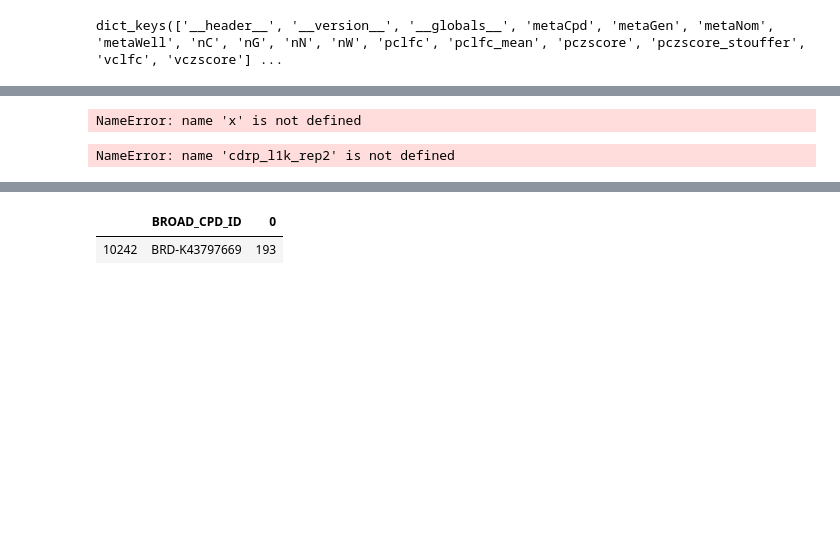
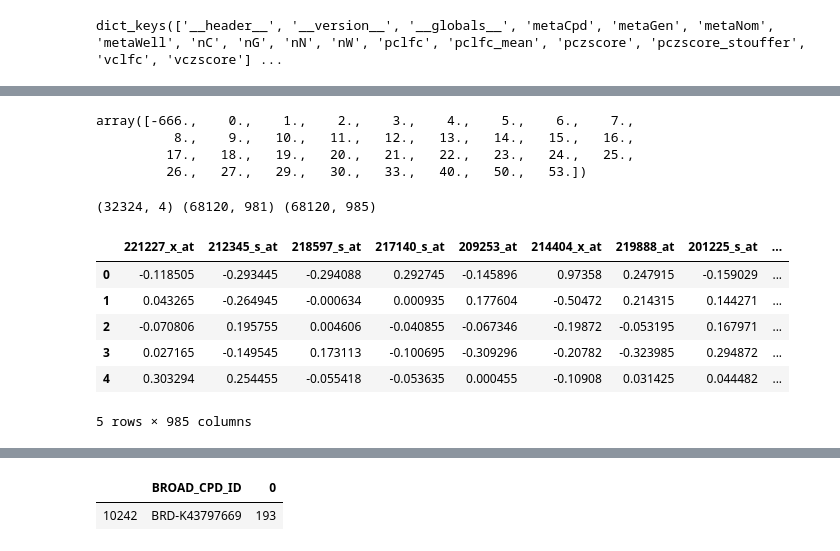
Before and after one commit to broadinstitute/2018_04_20_Rosetta, a Jupyter notebook: 0-preprocess_datasets.ipynb, the cells around one changed output, grey strips where cells are left out. Drawn from its saved outputs; the diff is of its cells as text; code cells hidden in the pictures; blank space fills up the shorter version.

```diff
--- a/0-preprocess_datasets.ipynb
+++ b/0-preprocess_datasets.ipynb
@@ -294,0 +402,7 @@ dict_keys(['__header__', '__version__', '__globals__', 'metaCpd', 'metaGen', 'me
+# %%
+np.sort(cdrp_l1k_rep2.pert_dose.round(0).unique())
+# %% [output]
+array([-666.,    0.,    1.,    2.,    3.,    4.,    5.,    6.,    7.,
+          8.,    9.,   10.,   11.,   12.,   13.,   14.,   15.,   16.,
+         17.,   18.,   19.,   20.,   21.,   22.,   23.,   24.,   25.,
+         26.,   27.,   29.,   30.,   33.,   40.,   50.,   53.])
@@ -295,33 +411,48 @@ dict_keys(['__header__', '__version__', '__globals__', 'metaCpd', 'metaGen', 'me
 # %%
 k1=x['metaWell']['pert_id'][0][0]
 k2=x['metaGen']['AFFX_PROBE_ID'][0][0]
 k3=x['metaWell']['pert_dose'][0][0]
+k4=x['metaWell']['det_plate'][0][0]
 # pert_dose
 # x['metaWell']['pert_id'][0][0][0][0][0]
 pertID = []
 probID=[]
 for r in range(len(k1)):
     v = k1[r][0][0]
     pertID.append(v)
 #     probID.append(k2[r][0][0])
 
 for r in range(len(k2)):
     probID.append(k2[r][0][0])
 
+pert_dose=[]
+det_plate=[]
+for r in range(len(k3)):
+    pert_dose.append(k3[r][0])
+    det_plate.append(k4[r][0][0])
+
 dataArray=x['pclfc'];
 cdrp_l1k_rep = pd.DataFrame(data=dataArray,columns=probID)
 cdrp_l1k_rep['pert_id']=pertID
-cdrp_l1k_rep['pert_dose']=k3
+cdrp_l1k_rep['pert_dose']=pert_dose
+cdrp_l1k_rep['det_plate']=det_plate
 cdrp_l1k_rep['BROAD_CPD_ID']=cdrp_l1k_rep['pert_id'].str[:13]
 cdrp_l1k_rep2=pd.merge(cdrp_l1k_rep, cpd_info, how='left',on=['BROAD_CPD_ID'])
 l1k_features_cdrp=cdrp_l1k_rep2.columns[cdrp_l1k_rep2.columns.str.contains("_at")]
+cdrp_l1k_rep2['pert_id_dose']=cdrp_l1k_rep2['BROAD_CPD_ID']+'_'+cdrp_l1k_rep2['pert_dose'].round(0).astype(int).astype(str)
+
 # cdrp_l1k_df.head()
 print(cpd_info.shape,cdrp_l1k_rep.shape,cdrp_l1k_rep2.shape)
-cdrp_l1k_rep2.to_csv('~/workspace_rosetta/workspace/preprocessed_data/CDRPBIO-BBBC036-Bray/L1000/replicate_level_l1k.csv.gz',index=False,compression='gzip')
+
+cdrp_l1k_rep2['pert_id_dose']=cdrp_l1k_rep2['pert_id_dose'].replace('DMSO_-666', 'DMSO')
+cdrp_l1k_rep2.to_csv(procProf_dir+'preprocessed_data/CDRPBIO-BBBC036-Bray/L1000/replicate_level_l1k.csv.gz',index=False,compression='gzip')
 cdrp_l1k_rep2.head()
 # %% [output]
-NameError: name 'x' is not defined
+(32324, 4) (68120, 981) (68120, 985)
+|  | 221227_x_at | 212345_s_at | 218597_s_at | 217140_s_at | 209253_at | 214404_x_at | 219888_at | 201225_s_at | ... |
+| 0 | -0.118505 | -0.293445 | -0.294088 | 0.292745 | -0.145896 | 0.97358 | 0.247915 | -0.159029 | ... |
+| 1 | 0.043265 | -0.264945 | -0.000634 | 0.000935 | 0.177604 | -0.50472 | 0.214315 | 0.144271 | ... |
+| 2 | -0.070806 | 0.195755 | 0.004606 | -0.040855 | -0.067346 | -0.19872 | -0.053195 | 0.167971 | ... |
+| 3 | 0.027165 | -0.149545 | 0.173113 | -0.100695 | -0.309296 | -0.20782 | -0.323985 | 0.294872 | ... |
+| 4 | 0.303294 | 0.254455 | -0.055418 | -0.053635 | 0.000455 | -0.10908 | 0.031425 | 0.044482 | ... |
+5 rows × 985 columns
-# %%
-cdrp_l1k_rep2
-# %% [output]
-NameError: name 'cdrp_l1k_rep2' is not defined
```
Also changed, not shown: parts of 117 cells of this notebook, 6 other files.
